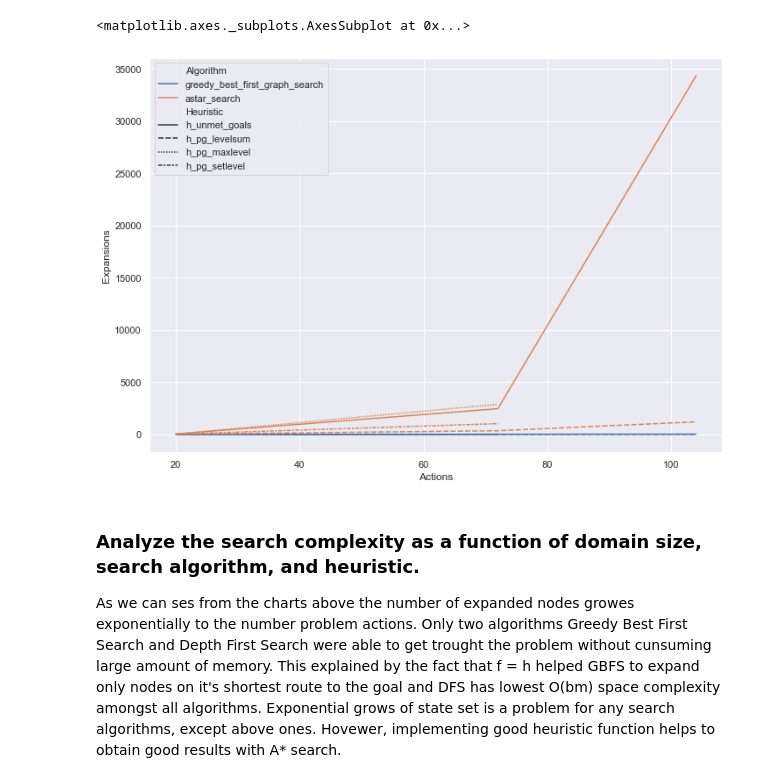
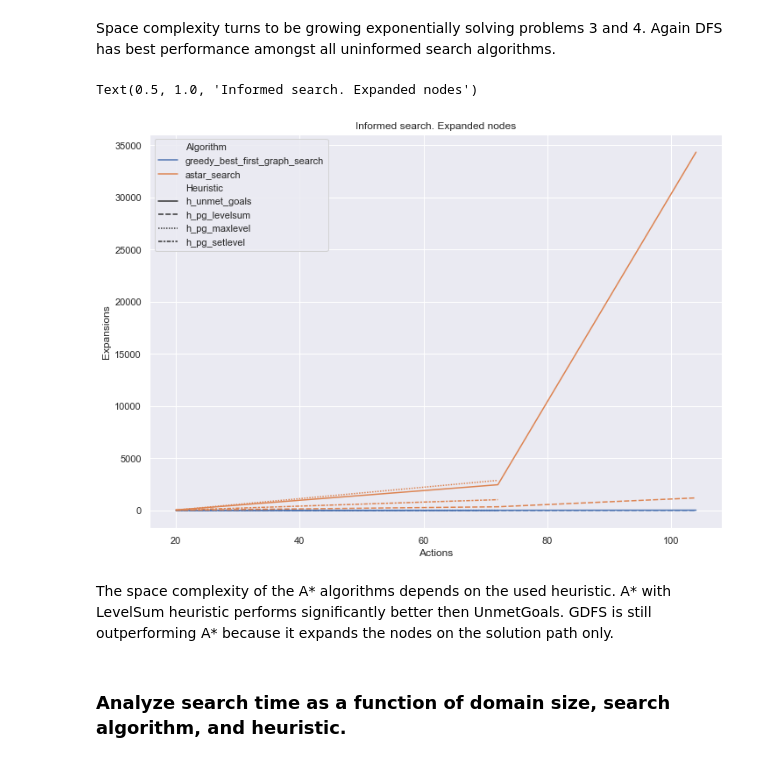
Before and after one commit to vamas/artificial-intelligence, a Jupyter notebook: Projects/2_Classical Planning/Reporting.ipynb, the cells around one changed output. Saved outputs shown, nothing was run; the diff lists cells and outputs as text; code cells hidden in the pictures.

```diff
--- a/Projects/2_Classical Planning/Reporting.ipynb
+++ b/Projects/2_Classical Planning/Reporting.ipynb
@@ -69,15 +75,16 @@ sns.lineplot(x="Actions", y="Expansions",
+# %% [markdown]
+Space complexity turns to be growing exponentially solving problems 3 and 4. Again DFS has best performance amongst all uninformed search algorithms.
 # %%
 sns.lineplot(x="Actions", y="Expansions",
              hue="Algorithm", style='Heuristic',
-             data=search_result_df[(search_result_df['Algorithm'] == 'greedy_best_first_graph_search') | (search_result_df['Algorithm'] == 'astar_search')])
+             data=search_result_df[(search_result_df['Algorithm'] == 'greedy_best_first_graph_search') | (search_result_df['Algorithm'] == 'astar_search')]).set_title("Informed search. Expanded nodes")
 # %% [output]
-<matplotlib.axes._subplots.AxesSubplot at 0x...>
+Text(0.5, 1.0, 'Informed search. Expanded nodes')
-[figure, old version]
+[figure, new version]
-# %% [markdown]
-### Analyze the search complexity as a function of domain size, search algorithm, and heuristic.
-
-As we can ses from the charts above the number of expanded nodes growes exponentially to the number problem actions. Only two algorithms Greedy Best First Search and Depth First Search were able to get trought the problem without cunsuming large amount of memory. This explained by the fact that f = h helped GBFS to expand only nodes on it's shortest route to the goal and DFS has lowest O(bm)  space complexity amongst all algorithms.
-Exponential grows of state set is a problem for any search algorithms, except above ones. Hovewer, implementing good heuristic function helps to obtain good results with A* search.
+# %% [markdown]
+The space complexity of the A* algorithms depends on the used heuristic. A* with LevelSum heuristic performs significantly better then UnmetGoals. GDFS is still outperforming A* because it expands the nodes on the solution path only.
+# %% [markdown]
+### Analyze search time as a function of domain size, search algorithm, and heuristic.
 # %%
 sns.lineplot(x="Actions", y="Time",
              hue="Algorithm",
```
Also changed, not shown: parts of 22 cells of this notebook.
